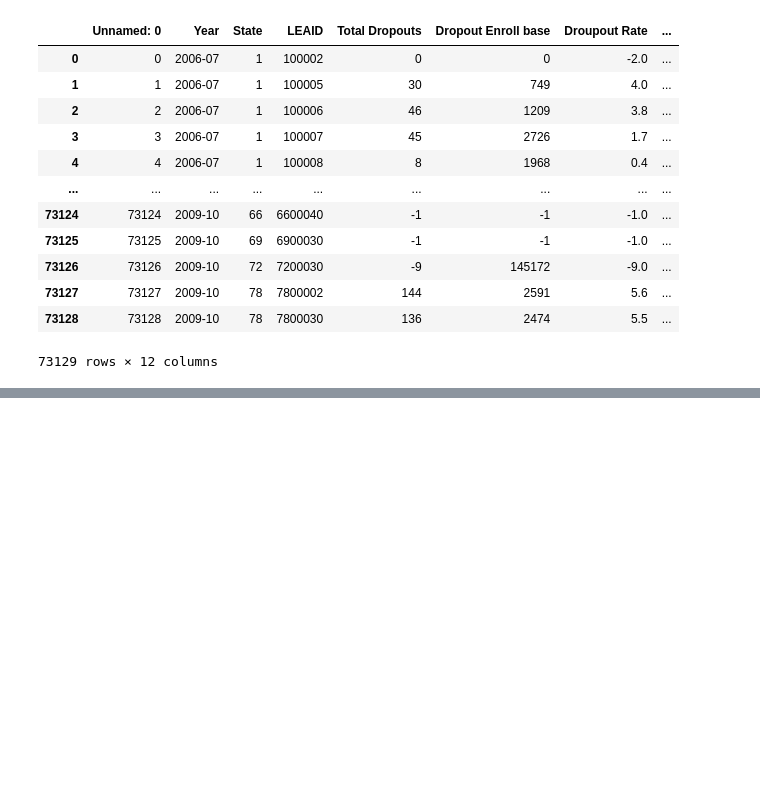
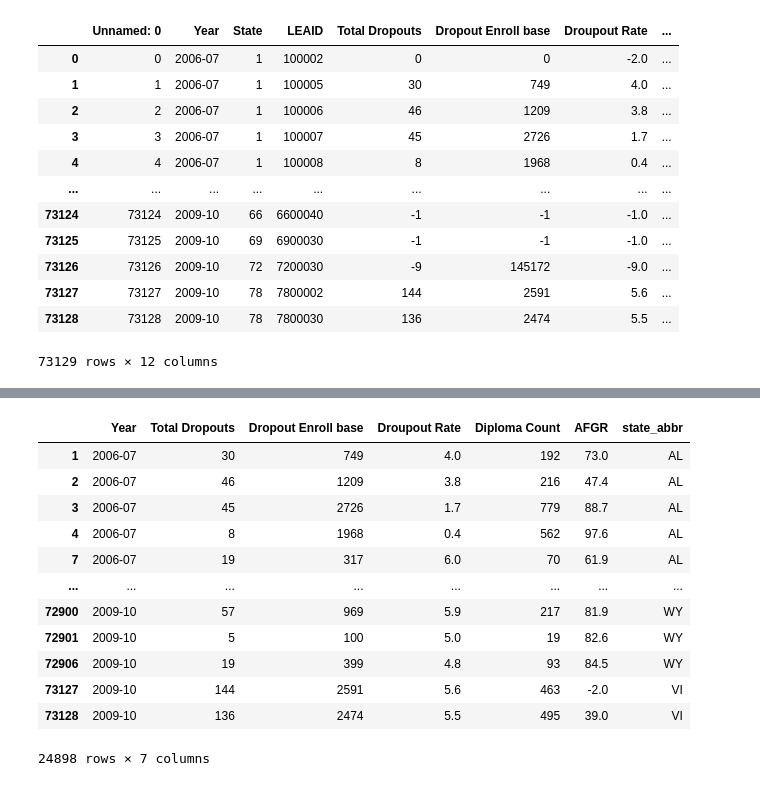
Before and after one commit to klcurtiss/Project1work, a Jupyter notebook: Cleaning Data.ipynb, the cells around one changed output, grey strips where cells are left out. Cells and saved outputs as stored; diff of their text form; code cells hidden in the pictures; blank space fills up the shorter version.

```diff
--- a/Cleaning Data.ipynb
+++ b/Cleaning Data.ipynb
@@ -196,0 +215,22 @@ US_gradrate
+# %%
+# Get rid of all NaN values that are negative
+US_gradrate = US_gradrate.loc[US_gradrate['Droupout Rate'] > 0 ]
+US_gradrate = US_gradrate.loc[US_gradrate['Total Dropouts'] > 0 ]
+US_gradrate = US_gradrate.loc[US_gradrate['Diploma Count'] > 0 ]
+US_gradrate = US_gradrate.loc[US_gradrate['Dropout Enroll base'] > 0 ]
+
+US_gradrate
+# %% [output]
+|  | Year | Total Dropouts | Dropout Enroll base | Droupout Rate | Diploma Count | AFGR | state_abbr |
+| 1 | 2006-07 | 30 | 749 | 4.0 | 192 | 73.0 | AL |
+| 2 | 2006-07 | 46 | 1209 | 3.8 | 216 | 47.4 | AL |
+| 3 | 2006-07 | 45 | 2726 | 1.7 | 779 | 88.7 | AL |
+| 4 | 2006-07 | 8 | 1968 | 0.4 | 562 | 97.6 | AL |
+| 7 | 2006-07 | 19 | 317 | 6.0 | 70 | 61.9 | AL |
+| ... | ... | ... | ... | ... | ... | ... | ... |
+| 72900 | 2009-10 | 57 | 969 | 5.9 | 217 | 81.9 | WY |
+| 72901 | 2009-10 | 5 | 100 | 5.0 | 19 | 82.6 | WY |
+| 72906 | 2009-10 | 19 | 399 | 4.8 | 93 | 84.5 | WY |
+| 73127 | 2009-10 | 144 | 2591 | 5.6 | 463 | -2.0 | VI |
+| 73128 | 2009-10 | 136 | 2474 | 5.5 | 495 | 39.0 | VI |
+24898 rows × 7 columns
```
Also changed, not shown: parts of 1 cell of this notebook, 4 other files.
